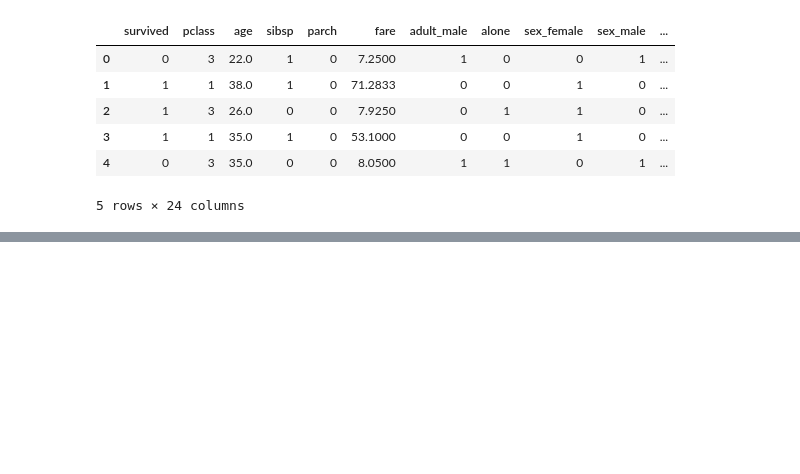
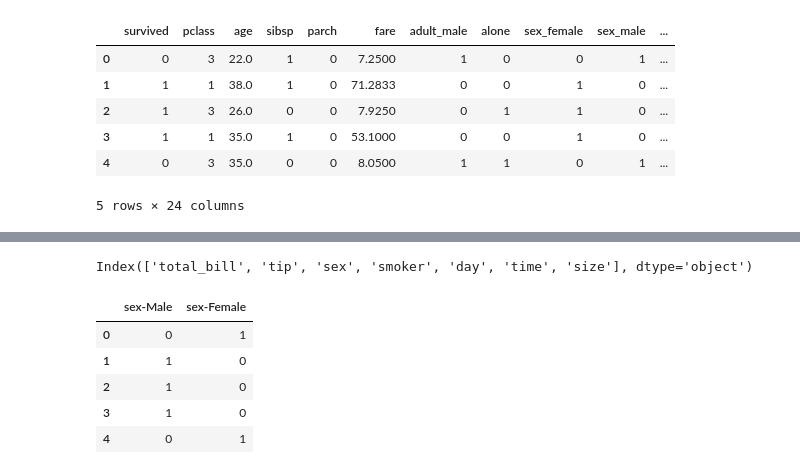
Before and after one commit to Md-Maruf-1727/Data-preprocessing-Practice, a Jupyter notebook: Data pre-processing part1/encoding2OneHot.ipynb, the cells around one changed output, grey strips where cells are left out. Saved outputs shown, nothing was run; the diff lists cells and outputs as text; code cells hidden in the pictures; blank space fills up the shorter version.

```diff
--- a/Data pre-processing part1/encoding2OneHot.ipynb
+++ b/Data pre-processing part1/encoding2OneHot.ipynb
@@ -306,0 +333,14 @@ encoded_titanic_dataset6.head()
+# %%
+tip_dataset.columns
+# %% [output]
+Index(['total_bill', 'tip', 'sex', 'smoker', 'day', 'time', 'size'], dtype='object')
+# %%
+dummy2 = pd.get_dummies(tip_dataset['sex'],prefix='sex', prefix_sep='-').astype('int64')
+dummy2.head()
+# %% [output]
+|  | sex-Male | sex-Female |
+| 0 | 0 | 1 |
+| 1 | 1 | 0 |
+| 2 | 1 | 0 |
+| 3 | 1 | 0 |
+| 4 | 0 | 1 |
```
Also changed, not shown: parts of 11 cells of this notebook.
